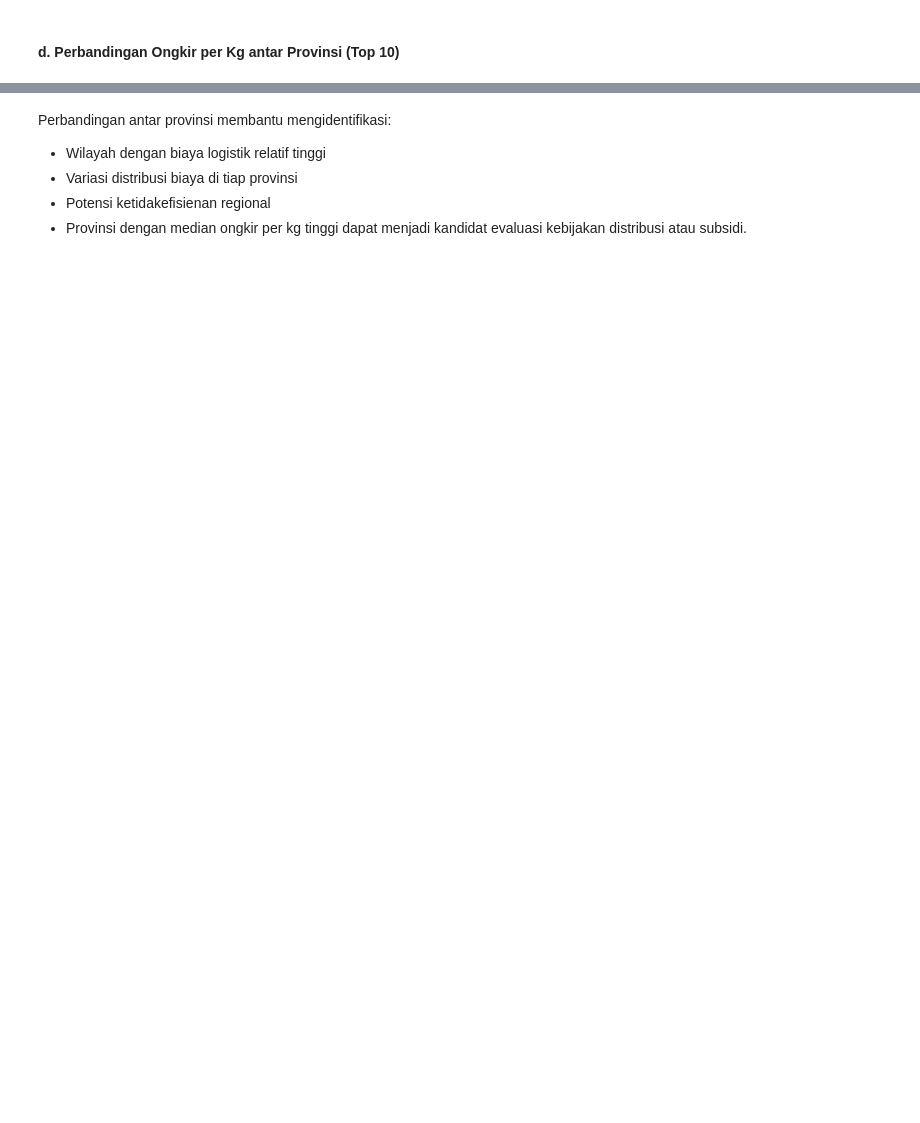
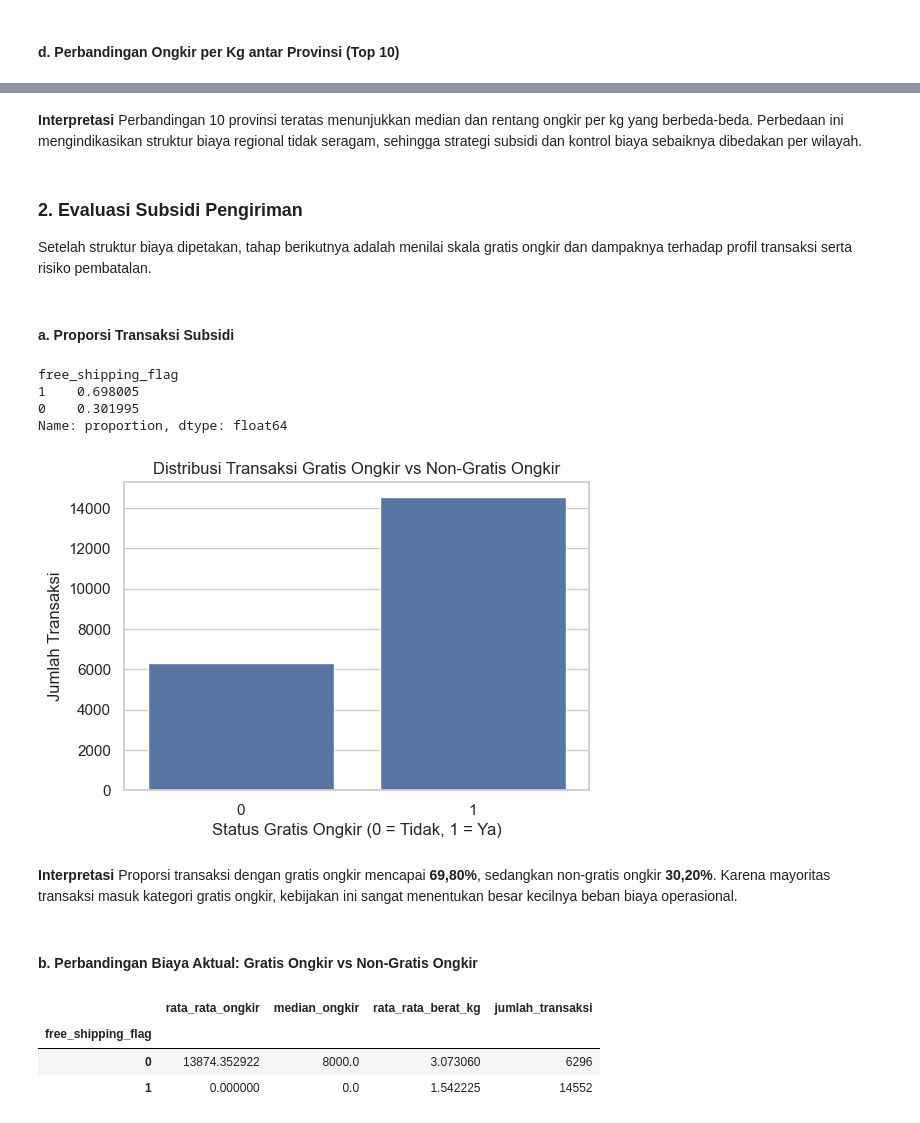
Before and after one commit to AlvitoDwiP/operasional_ecommers_indo, a Jupyter notebook: notebooks/02-business_oriented_EDA.ipynb, the cells around one changed output, grey strips where cells are left out. Cells and saved outputs as stored; diff of their text form; code cells hidden in the pictures; blank space fills up the shorter version.

```diff
--- a/notebooks/02-business_oriented_EDA.ipynb
+++ b/notebooks/02-business_oriented_EDA.ipynb
@@ -141,6 +112,43 @@ plt.show()
 # %% [markdown]
-Perbandingan antar provinsi membantu mengidentifikasi:
-- Wilayah dengan biaya logistik relatif tinggi
-- Variasi distribusi biaya di tiap provinsi
-- Potensi ketidakefisienan regional
-- Provinsi dengan median ongkir per kg tinggi dapat menjadi kandidat evaluasi kebijakan distribusi atau subsidi.
+**Interpretasi**
+Perbandingan 10 provinsi teratas menunjukkan median dan rentang ongkir per kg yang berbeda-beda. Perbedaan ini mengindikasikan struktur biaya regional tidak seragam, sehingga strategi subsidi dan kontrol biaya sebaiknya dibedakan per wilayah.
+# %% [markdown]
+### 2. Evaluasi Subsidi Pengiriman
+Setelah struktur biaya dipetakan, tahap berikutnya adalah menilai skala gratis ongkir dan dampaknya terhadap profil transaksi serta risiko pembatalan.
+# %% [markdown]
+#### a. Proporsi Transaksi Subsidi
+# %%
+df["free_shipping_flag"].value_counts(normalize=True)
+# %% [output]
+free_shipping_flag
+1    0.698005
+0    0.301995
+Name: proportion, dtype: float64
+# %%
+plt.figure(figsize=(6,4))
+sns.countplot(x=df["free_shipping_flag"])
+plt.title("Distribusi Transaksi Gratis Ongkir vs Non-Gratis Ongkir")
+plt.xlabel("Status Gratis Ongkir (0 = Tidak, 1 = Ya)")
+plt.ylabel("Jumlah Transaksi")
+plt.show()
+# %% [output]
+[figure, added]
+# %% [markdown]
+**Interpretasi**
+Proporsi transaksi dengan gratis ongkir mencapai **69,80%**, sedangkan non-gratis ongkir **30,20%**. Karena mayoritas transaksi masuk kategori gratis ongkir, kebijakan ini sangat menentukan besar kecilnya beban biaya operasional.
+# %% [markdown]
+#### b. Perbandingan Biaya Aktual: Gratis Ongkir vs Non-Gratis Ongkir
+# %%
+ringkasan_subsidi = df.groupby("free_shipping_flag").agg(
+    rata_rata_ongkir=("ongkir_dibayar", "mean"),
+    median_ongkir=("ongkir_dibayar", "median"),
+    rata_rata_berat_kg=("total_berat_kg", "mean"),
+    jumlah_transaksi=("ongkir_dibayar", "count")
+)
+
+ringkasan_subsidi
+# %% [output]
+|  | rata_rata_ongkir | median_ongkir | rata_rata_berat_kg | jumlah_transaksi |
+| free_shipping_flag |  |  |  |  |
+| 0 | 13874.352922 | 8000.0 | 3.073060 | 6296 |
+| 1 | 0.000000 | 0.0 | 1.542225 | 14552 |
```
Also changed, not shown: parts of 43 cells of this notebook, 1 other file.
